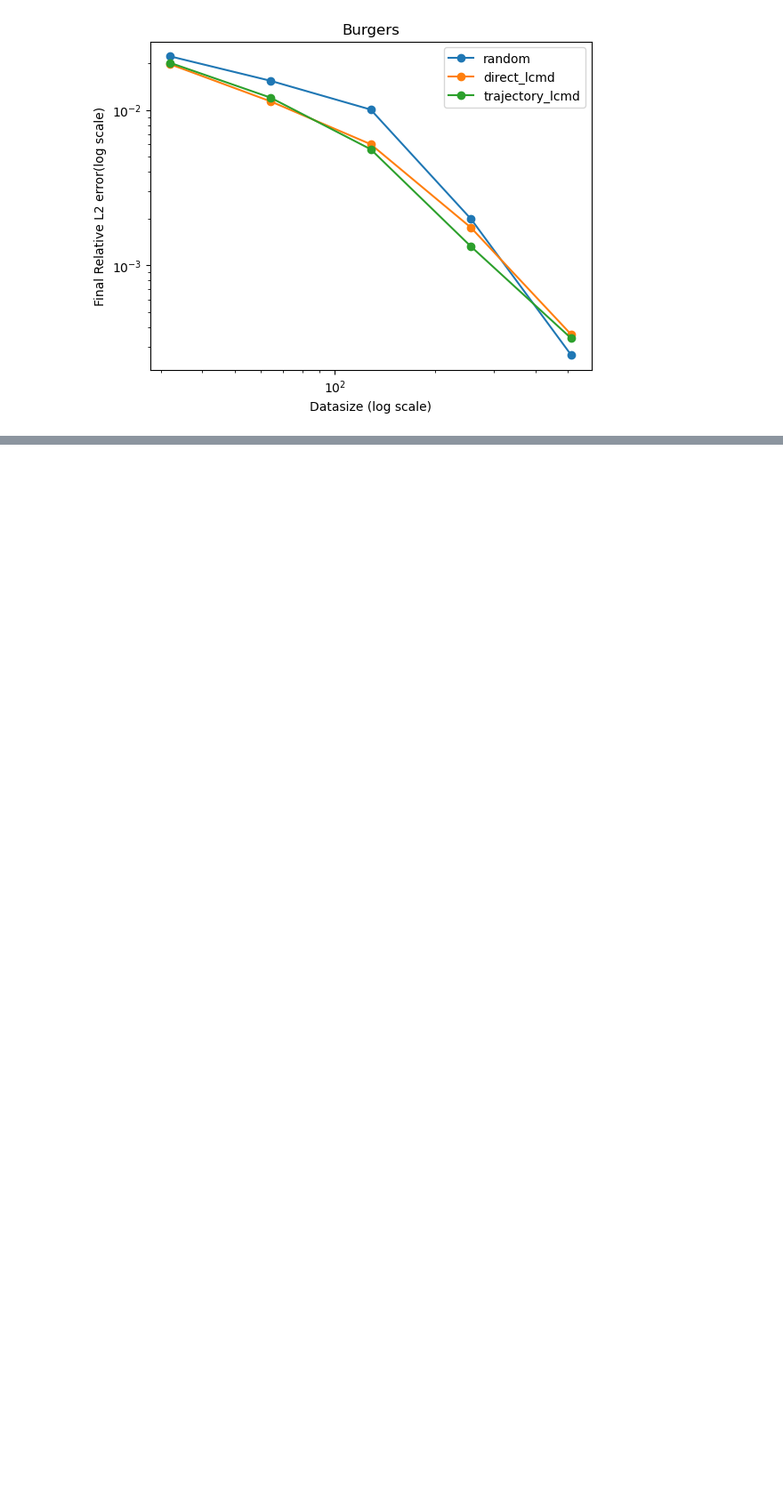
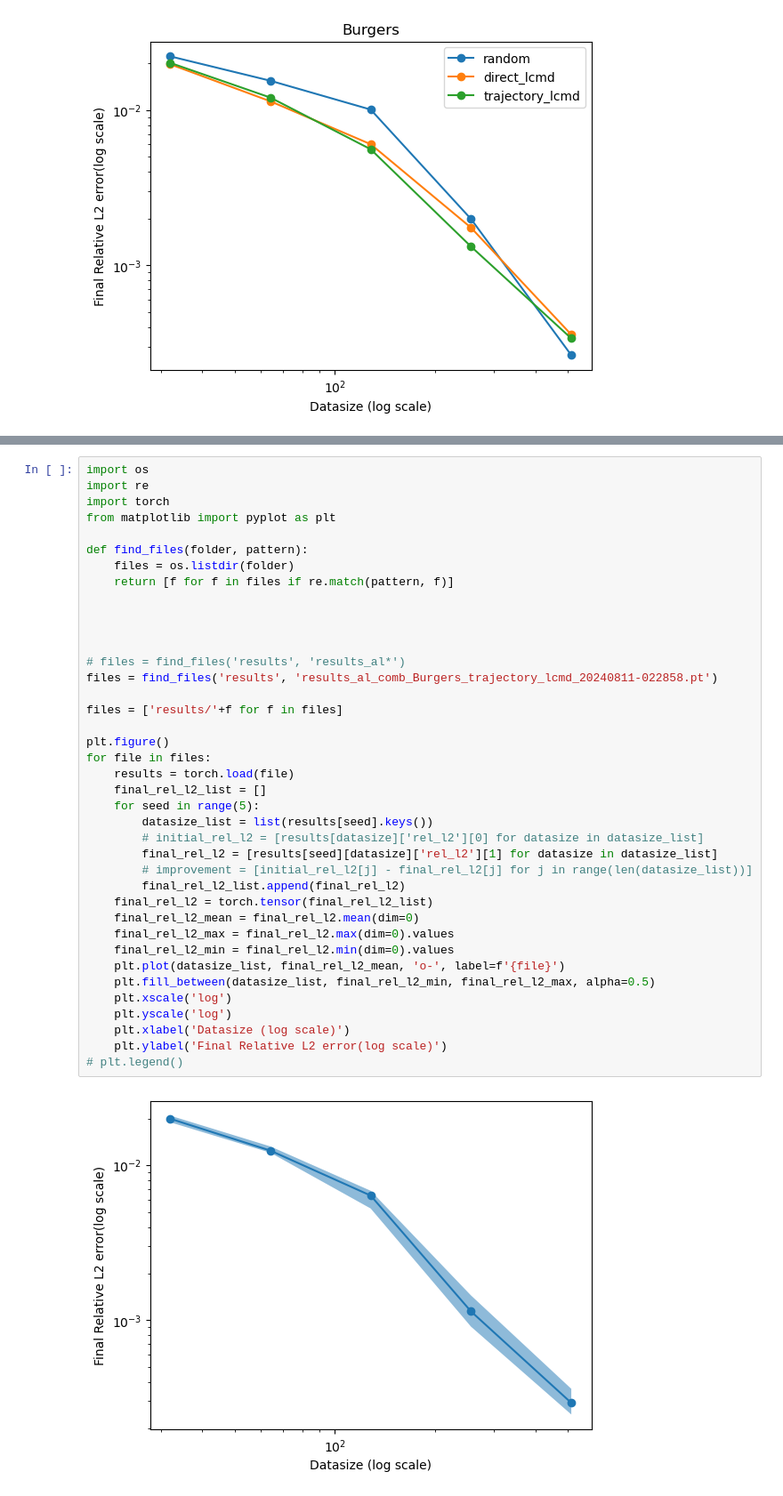
Before and after one commit to yegonkim/stap, a Jupyter notebook: plot_results.ipynb, the cells around one changed output, grey strips where cells are left out. Shown at 89% size. Drawn from its saved outputs; the diff is of its cells as text; blank space fills up the shorter version.

```diff
--- a/plot_results.ipynb
+++ b/plot_results.ipynb
@@ -243,0 +246,41 @@ for equation in ['KS']:
+# %%
+import os
+import re
+import torch
+from matplotlib import pyplot as plt
+
+def find_files(folder, pattern):
+    files = os.listdir(folder)
+    return [f for f in files if re.match(pattern, f)]
+
+
+
+
+# files = find_files('results', 'results_al*')
+files = find_files('results', 'results_al_comb_Burgers_trajectory_lcmd_20240811-022858.pt')
+
+files = ['results/'+f for f in files]
+
+plt.figure()
+for file in files:
+    results = torch.load(file)
+    final_rel_l2_list = []
+    for seed in range(5):
+        datasize_list = list(results[seed].keys())
+        # initial_rel_l2 = [results[datasize]['rel_l2'][0] for datasize in datasize_list]
+        final_rel_l2 = [results[seed][datasize]['rel_l2'][1] for datasize in datasize_list]
+        # improvement = [initial_rel_l2[j] - final_rel_l2[j] for j in range(len(datasize_list))]
+        final_rel_l2_list.append(final_rel_l2)
+    final_rel_l2 = torch.tensor(final_rel_l2_list)
+    final_rel_l2_mean = final_rel_l2.mean(dim=0)
+    final_rel_l2_max = final_rel_l2.max(dim=0).values
+    final_rel_l2_min = final_rel_l2.min(dim=0).values
+    plt.plot(datasize_list, final_rel_l2_mean, 'o-', label=f'{file}')
+    plt.fill_between(datasize_list, final_rel_l2_min, final_rel_l2_max, alpha=0.5)
+    plt.xscale('log')
+    plt.yscale('log')
+    plt.xlabel('Datasize (log scale)')
+    plt.ylabel('Final Relative L2 error(log scale)')
+# plt.legend()
+# %% [output]
+[figure, added]
```
Also changed, not shown: parts of 5 cells of this notebook, 34 other files.
